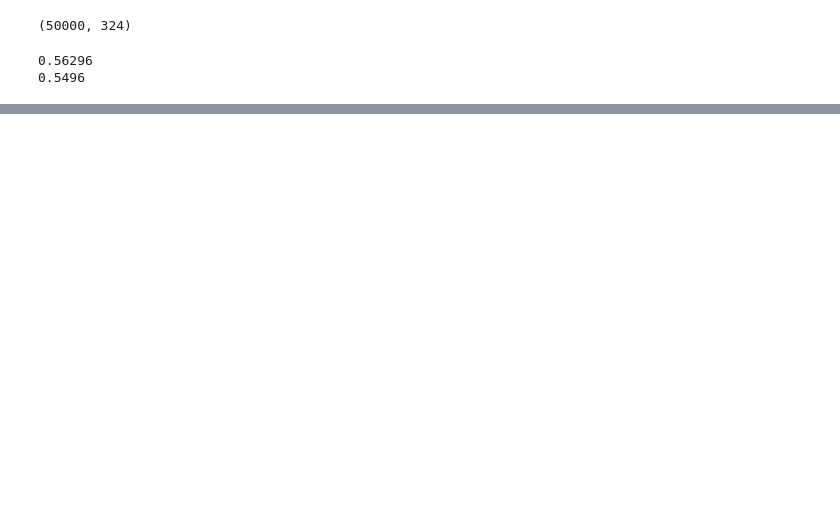
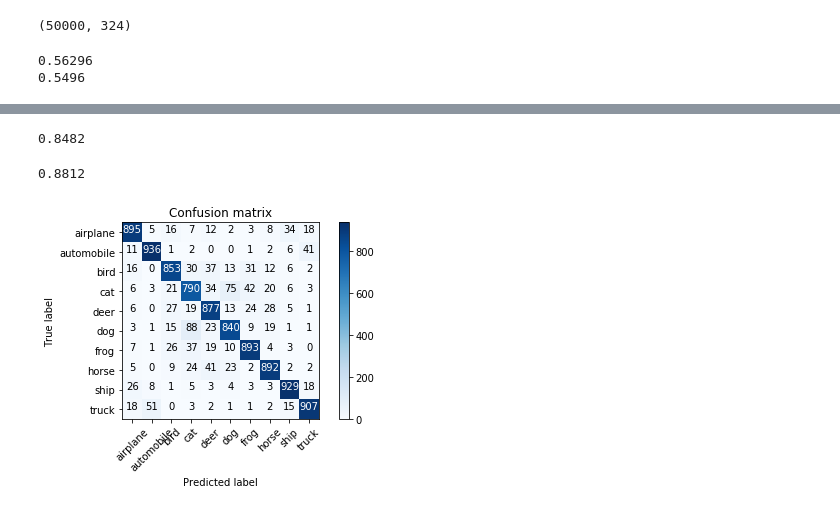
Before and after one commit to plubon/cifar10-transfer-learning, a Jupyter notebook: main.ipynb, the cells around one changed output, grey strips where cells are left out. Drawn from its saved outputs; the diff is of its cells as text; code cells hidden in the pictures; blank space fills up the shorter version.

```diff
--- a/main.ipynb
+++ b/main.ipynb
@@ -49,0 +90,5 @@ print(base_clf.score(X_test, Y_test))
+# %%
+parameters={'C':[0.1, 1, 10]}
+grid = GridSearchCV(svm.SVC(), parameters, cv=2, n_jobs=4, verbose=5)
+grid.fit(X_train_cnn, Y_train)
+print(grid.best_params_)
@@ -49,0 +112,57 @@ print(base_clf.score(X_test, Y_test))
+# %%
+cnn_clf_10 = svm.LinearSVC(C=grid.best_params_['C'])
+cnn_clf_10.fit(X_train_cnn, Y_train)
+print(cnn_clf_10.score(X_test_cnn, Y_test))
+# %% [output]
+0.8482
+# %%
+cnn_clf_01 = svm.LinearSVC(C=0.1)
+cnn_clf_01.fit(X_train_cnn, Y_train)
+print(cnn_clf_01.score(X_test_cnn, Y_test))
+# %% [output]
+0.8812
+# %%
+import sklearn.metrics
+import itertools
+
+predictions = cnn_clf_01.predict(X_test_cnn)
+confusion_matrix = sklearn.metrics.confusion_matrix(Y_test, predictions)
+
+class_names = ['airplane', 'automobile', 'bird', 'cat', 'deer', 'dog',
+              'frog', 'horse', 'ship', 'truck']
+
+def plot_confusion_matrix(cm, classes,
+                          normalize=False,
+                          title='Confusion matrix',
+                          cmap=plt.cm.Blues):
+    """
+    This function prints and plots the confusion matrix.
+    Normalization can be applied by setting `normalize=True`.
+    """
+    if normalize:
+        cm = cm.astype('float') / cm.sum(axis=1)[:, np.newaxis]
+    plt.imshow(cm, interpolation='nearest', cmap=cmap)
+    plt.title(title)
+    plt.colorbar()
+    tick_marks = np.arange(len(classes))
+    plt.xticks(tick_marks, classes, rotation=45)
+    plt.yticks(tick_marks, classes)
+
+    fmt = '.2f' if normalize else 'd'
+    thresh = cm.max() / 2.
+    for i, j in itertools.product(range(cm.shape[0]), range(cm.shape[1])):
+        plt.text(j, i, format(cm[i, j], fmt),
+                 horizontalalignment="center",
+                 color="white" if cm[i, j] > thresh else "black")
+
+    plt.tight_layout()
+    plt.ylabel('True label')
+    plt.xlabel('Predicted label')
+
+
+plt.figure()
+plot_confusion_matrix(confusion_matrix, classes=class_names,
+                  title='Confusion matrix')
+plt.show()
+# %% [output]
+[figure, added]
```
Also changed, not shown: parts of 10 cells of this notebook.
